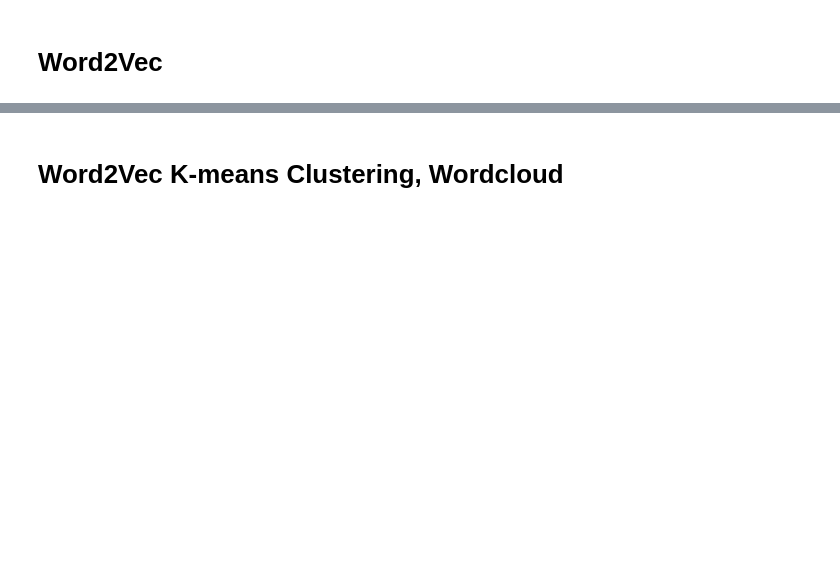
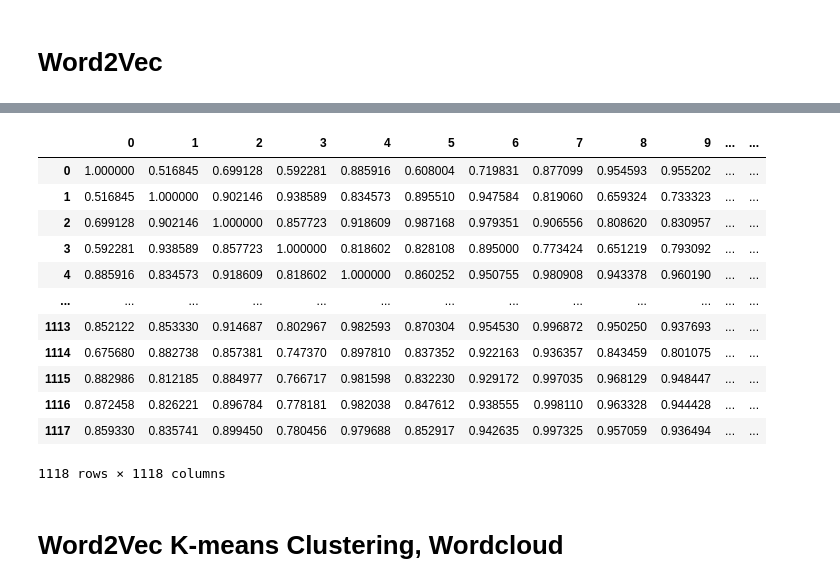
Before and after one commit to park1997/Hybrid-Approach-of-Unstructured-Text-and-Image-Data-Analytics-for-Real-Time-Safety-Management, a Jupyter notebook: CountVector, Word2Vec.ipynb, the cells around one changed output, grey strips where cells are left out. Saved outputs shown, nothing was run; the diff lists cells and outputs as text; code cells hidden in the pictures; blank space fills up the shorter version.

```diff
--- a/CountVector, Word2Vec.ipynb
+++ b/CountVector, Word2Vec.ipynb
@@ -414,0 +429,25 @@ term_document_matrix # 동시 단어 행렬
+# %%
+from sklearn.metrics.pairwise import cosine_similarity
+cosine_result = []
+for x in range(len(word_embeddings)):
+    tmp = []
+    for y in range(len(word_embeddings)):
+        result = cosine_similarity(np.array(word_embeddings.iloc[x]).reshape(1,-1),np.array(word_embeddings.iloc[y]).reshape(1,-1))
+        tmp.append(result[0][0])
+    cosine_result.append(tmp)
+cosine_result_df = pd.DataFrame(cosine_result)
+cosine_result_df
+# %% [output]
+|  | 0 | 1 | 2 | 3 | 4 | 5 | 6 | 7 | 8 | 9 | ... | ... |
+| 0 | 1.000000 | 0.516845 | 0.699128 | 0.592281 | 0.885916 | 0.608004 | 0.719831 | 0.877099 | 0.954593 | 0.955202 | ... | ... |
+| 1 | 0.516845 | 1.000000 | 0.902146 | 0.938589 | 0.834573 | 0.895510 | 0.947584 | 0.819060 | 0.659324 | 0.733323 | ... | ... |
+| 2 | 0.699128 | 0.902146 | 1.000000 | 0.857723 | 0.918609 | 0.987168 | 0.979351 | 0.906556 | 0.808620 | 0.830957 | ... | ... |
+| 3 | 0.592281 | 0.938589 | 0.857723 | 1.000000 | 0.818602 | 0.828108 | 0.895000 | 0.773424 | 0.651219 | 0.793092 | ... | ... |
+| 4 | 0.885916 | 0.834573 | 0.918609 | 0.818602 | 1.000000 | 0.860252 | 0.950755 | 0.980908 | 0.943378 | 0.960190 | ... | ... |
+| ... | ... | ... | ... | ... | ... | ... | ... | ... | ... | ... | ... | ... |
+| 1113 | 0.852122 | 0.853330 | 0.914687 | 0.802967 | 0.982593 | 0.870304 | 0.954530 | 0.996872 | 0.950250 | 0.937693 | ... | ... |
+| 1114 | 0.675680 | 0.882738 | 0.857381 | 0.747370 | 0.897810 | 0.837352 | 0.922163 | 0.936357 | 0.843459 | 0.801075 | ... | ... |
+| 1115 | 0.882986 | 0.812185 | 0.884977 | 0.766717 | 0.981598 | 0.832230 | 0.929172 | 0.997035 | 0.968129 | 0.948447 | ... | ... |
+| 1116 | 0.872458 | 0.826221 | 0.896784 | 0.778181 | 0.982038 | 0.847612 | 0.938555 | 0.998110 | 0.963328 | 0.944428 | ... | ... |
+| 1117 | 0.859330 | 0.835741 | 0.899450 | 0.780456 | 0.979688 | 0.852917 | 0.942635 | 0.997325 | 0.957059 | 0.936494 | ... | ... |
+1118 rows × 1118 columns
```
Also changed, not shown: parts of 15 cells of this notebook, 18 other files.
